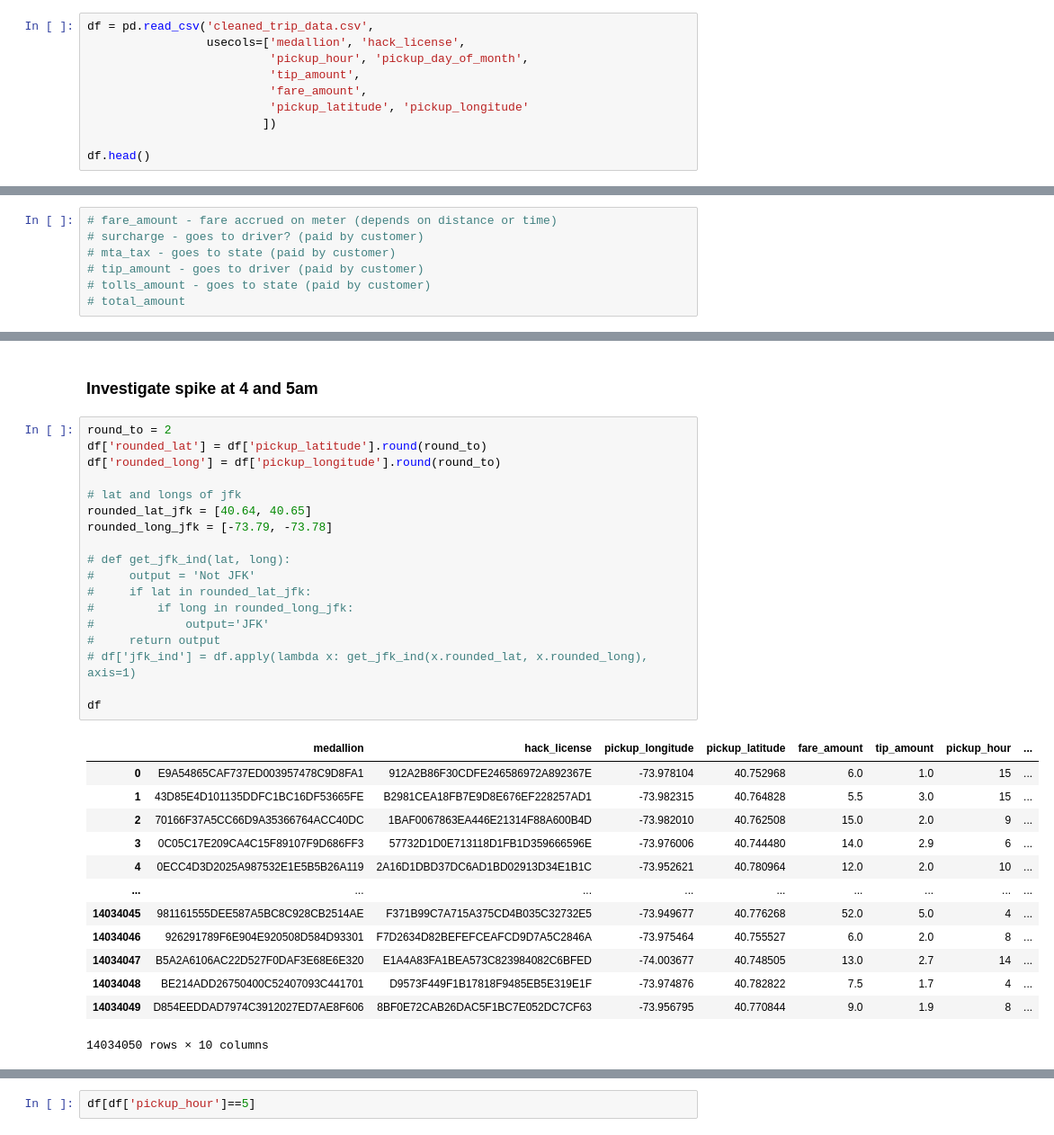
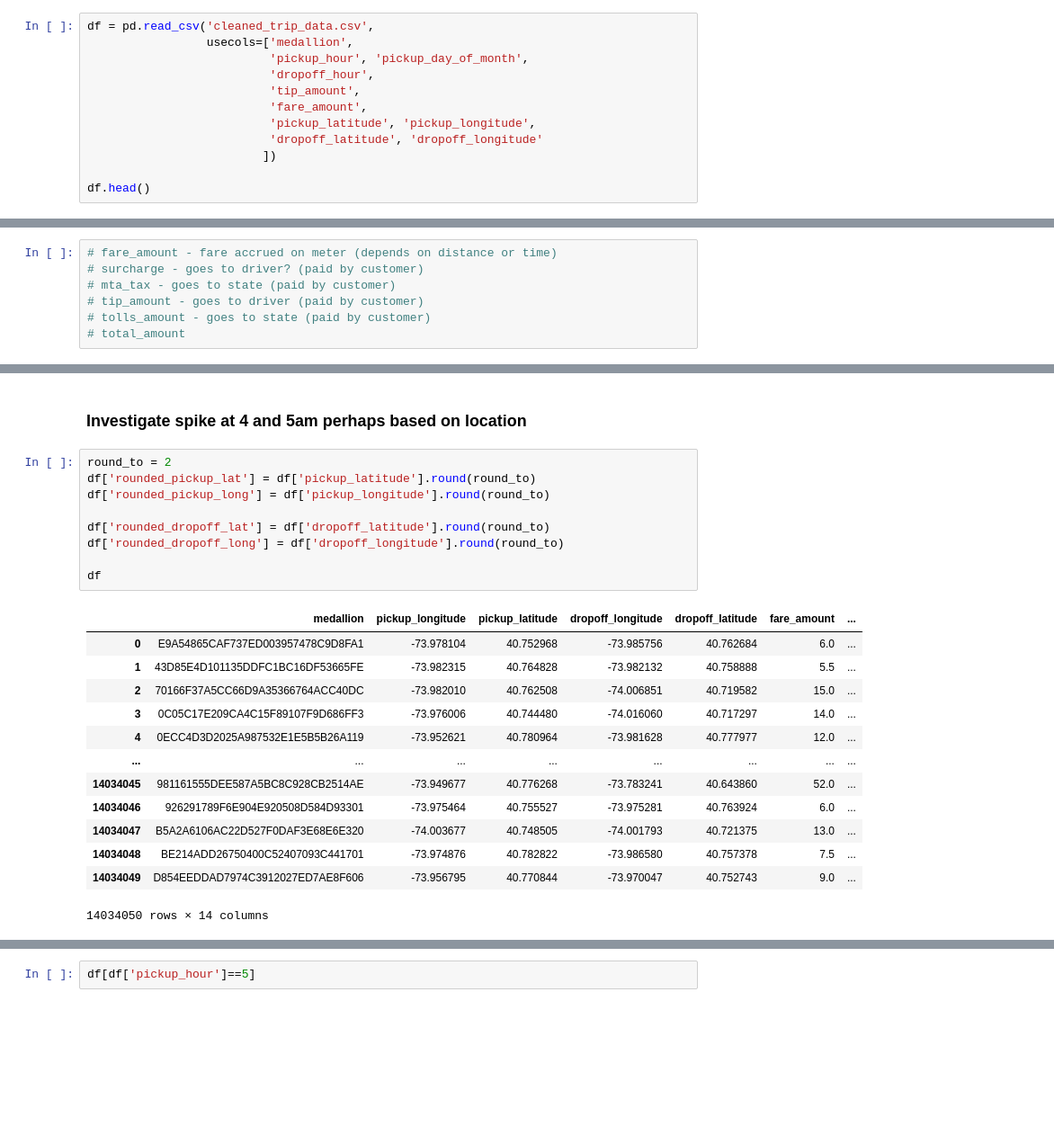
Before and after one commit to benmurphy97/nyc-taxi-cab, a Jupyter notebook: EDA-1.3-time-and-fare.ipynb, the cells around one changed output, grey strips where cells are left out. Shown at 90% size. Cells and saved outputs as stored; diff of their text form; blank space fills up the shorter version.

Commit message:
5am spikes

```diff
--- a/EDA-1.3-time-and-fare.ipynb
+++ b/EDA-1.3-time-and-fare.ipynb
@@ -13,11 +13,13 @@ os.getcwd()
 '/Users/benmurphy/Projects/nyc'
 # %%
 df = pd.read_csv('cleaned_trip_data.csv',
-                 usecols=['medallion', 'hack_license',
+                 usecols=['medallion',
                           'pickup_hour', 'pickup_day_of_month',
+                          'dropoff_hour',
                           'tip_amount',
                           'fare_amount',
-                          'pickup_latitude', 'pickup_longitude'
+                          'pickup_latitude', 'pickup_longitude',
+                          'dropoff_latitude', 'dropoff_longitude'
                          ])
 
 df.head()
@@ -101,35 +109,26 @@ plt.show()
 # %% [markdown]
-### Investigate spike at 4 and 5am
+### Investigate spike at 4 and 5am perhaps based on location
 # %%
 round_to = 2
-df['rounded_lat'] = df['pickup_latitude'].round(round_to)
-df['rounded_long'] = df['pickup_longitude'].round(round_to)
+df['rounded_pickup_lat'] = df['pickup_latitude'].round(round_to)
+df['rounded_pickup_long'] = df['pickup_longitude'].round(round_to)
 
-# lat and longs of jfk
-rounded_lat_jfk = [40.64, 40.65]
-rounded_long_jfk = [-73.79, -73.78]
-
-# def get_jfk_ind(lat, long):
-#     output = 'Not JFK'
-#     if lat in rounded_lat_jfk:
-#         if long in rounded_long_jfk:
-#             output='JFK'
-#     return output
-# df['jfk_ind'] = df.apply(lambda x: get_jfk_ind(x.rounded_lat, x.rounded_long), axis=1)
+df['rounded_dropoff_lat'] = df['dropoff_latitude'].round(round_to)
+df['rounded_dropoff_long'] = df['dropoff_longitude'].round(round_to)
 
 df
 # %% [output]
-|  | medallion | hack_license | pickup_longitude | pickup_latitude | fare_amount | tip_amount | pickup_hour | ... |
-| 0 | E9A54865CAF737ED003957478C9D8FA1 | 912A2B86F30CDFE246586972A892367E | -73.978104 | 40.752968 | 6.0 | 1.0 | 15 | ... |
-| 1 | 43D85E4D101135DDFC1BC16DF53665FE | B2981CEA18FB7E9D8E676EF228257AD1 | -73.982315 | 40.764828 | 5.5 | 3.0 | 15 | ... |
-| 2 | 70166F37A5CC66D9A35366764ACC40DC | 1BAF0067863EA446E21314F88A600B4D | -73.982010 | 40.762508 | 15.0 | 2.0 | 9 | ... |
-| 3 | 0C05C17E209CA4C15F89107F9D686FF3 | 57732D1D0E713118D1FB1D359666596E | -73.976006 | 40.744480 | 14.0 | 2.9 | 6 | ... |
-| 4 | 0ECC4D3D2025A987532E1E5B5B26A119 | 2A16D1DBD37DC6AD1BD02913D34E1B1C | -73.952621 | 40.780964 | 12.0 | 2.0 | 10 | ... |
-| ... | ... | ... | ... | ... | ... | ... | ... | ... |
-| 14034045 | 981161555DEE587A5BC8C928CB2514AE | F371B99C7A715A375CD4B035C32732E5 | -73.949677 | 40.776268 | 52.0 | 5.0 | 4 | ... |
-| 14034046 | 926291789F6E904E920508D584D93301 | F7D2634D82BEFEFCEAFCD9D7A5C2846A | -73.975464 | 40.755527 | 6.0 | 2.0 | 8 | ... |
-| 14034047 | B5A2A6106AC22D527F0DAF3E68E6E320 | E1A4A83FA1BEA573C823984082C6BFED | -74.003677 | 40.748505 | 13.0 | 2.7 | 14 | ... |
-| 14034048 | BE214ADD26750400C52407093C441701 | D9573F449F1B17818F9485EB5E319E1F | -73.974876 | 40.782822 | 7.5 | 1.7 | 4 | ... |
-| 14034049 | D854EEDDAD7974C3912027ED7AE8F606 | 8BF0E72CAB26DAC5F1BC7E052DC7CF63 | -73.956795 | 40.770844 | 9.0 | 1.9 | 8 | ... |
+|  | medallion | pickup_longitude | pickup_latitude | dropoff_longitude | dropoff_latitude | fare_amount | ... |
+| 0 | E9A54865CAF737ED003957478C9D8FA1 | -73.978104 | 40.752968 | -73.985756 | 40.762684 | 6.0 | ... |
+| 1 | 43D85E4D101135DDFC1BC16DF53665FE | -73.982315 | 40.764828 | -73.982132 | 40.758888 | 5.5 | ... |
+| 2 | 70166F37A5CC66D9A35366764ACC40DC | -73.982010 | 40.762508 | -74.006851 | 40.719582 | 15.0 | ... |
+| 3 | 0C05C17E209CA4C15F89107F9D686FF3 | -73.976006 | 40.744480 | -74.016060 | 40.717297 | 14.0 | ... |
+| 4 | 0ECC4D3D2025A987532E1E5B5B26A119 | -73.952621 | 40.780964 | -73.981628 | 40.777977 | 12.0 | ... |
+| ... | ... | ... | ... | ... | ... | ... | ... |
+| 14034045 | 981161555DEE587A5BC8C928CB2514AE | -73.949677 | 40.776268 | -73.783241 | 40.643860 | 52.0 | ... |
+| 14034046 | 926291789F6E904E920508D584D93301 | -73.975464 | 40.755527 | -73.975281 | 40.763924 | 6.0 | ... |
+| 14034047 | B5A2A6106AC22D527F0DAF3E68E6E320 | -74.003677 | 40.748505 | -74.001793 | 40.721375 | 13.0 | ... |
+| 14034048 | BE214ADD26750400C52407093C441701 | -73.974876 | 40.782822 | -73.986580 | 40.757378 | 7.5 | ... |
+| 14034049 | D854EEDDAD7974C3912027ED7AE8F606 | -73.956795 | 40.770844 | -73.970047 | 40.752743 | 9.0 | ... |
-14034050 rows × 10 columns
+14034050 rows × 14 columns
 # %%
```
Also changed, not shown: parts of 21 cells of this notebook.
